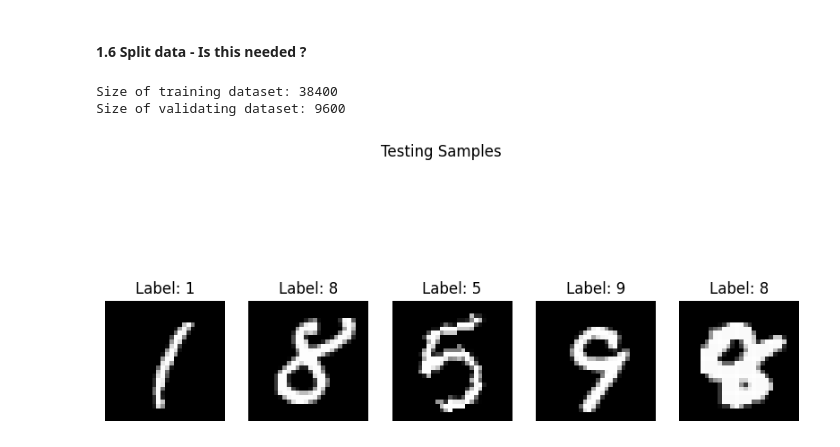
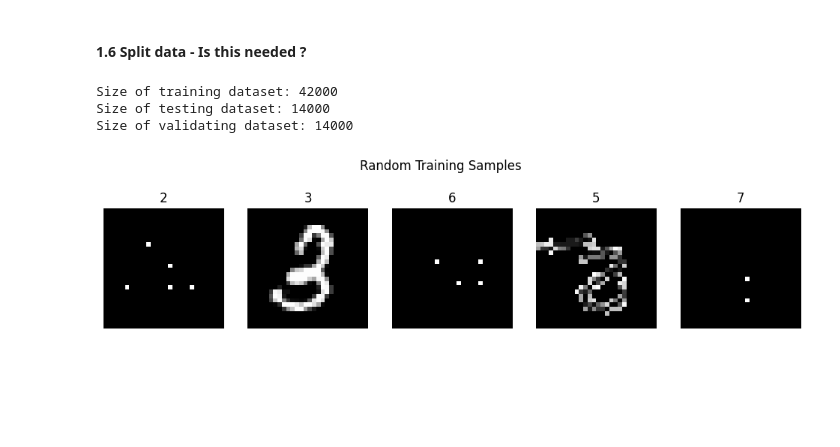
Before and after one commit to Team-Synapse-UoM/Custom-CNN-ImageClassification, a Jupyter notebook: data.ipynb, the cells around one changed output. Drawn from its saved outputs; the diff is of its cells as text; code cells hidden in the pictures; blank space fills up the shorter version.

```diff
--- a/data.ipynb
+++ b/data.ipynb
@@ -529,25 +515,34 @@ show_sharpened_sample(train_dataset, sample_index)
 # %% [markdown]
 #### 1.6 Split data - Is this needed ?
-# %%
-# Define the split ratio
-val_split = 0.2  # 20% for validation
-train_len = int((1 - val_split) * len(train_dataset))  # 80% for training
-val_len = len(train_dataset) - train_len  # Remaining 20% for validation
-
-# Split the dataset into train and validation sets
-train_dataset, val_dataset = random_split(train_dataset, [train_len, val_len])
-# Print size
-print("Size of training dataset:", len(train_dataset))
-print("Size of validating dataset:", len(val_dataset))
-# %% [output]
-Size of training dataset: 38400
-Size of validating dataset: 9600
-# %%
-# Plot testing samples
-test_images = torch.stack([test_dataset[i][0] for i in range(5)])
-test_labels = torch.tensor([test_dataset[i][1] for i in range(5)])
-plot_samples(test_images.numpy(), test_labels.numpy(), class_names, num_samples=5)
-plt.suptitle('Testing Samples')
-plt.show()
-# %% [output]
-[figure, removed]
+# %%
+print("Size of training dataset:", len(train_dataset))
+print("Size of testing dataset:", len(test_dataset))
+print("Size of validating dataset:", len(val_dataset))
+# %% [output]
+Size of training dataset: 42000
+Size of testing dataset: 14000
+Size of validating dataset: 14000
+# %%
+# Function to randomly plot samples from the test dataset
+def plot_random_samples(dataset, class_names, num_samples=5):
+    # Randomly select indices
+    random_indices = random.sample(range(len(dataset)), num_samples)
+    images = torch.stack([dataset[i][0] for i in random_indices])
+    labels = [dataset[i][1] for i in random_indices]
+
+    # Plotting
+    fig, axes = plt.subplots(1, num_samples, figsize=(12, 3))
+    for i, (image, label) in enumerate(zip(images, labels)):
+        axes[i].imshow(image.squeeze(0), cmap="gray")
+        axes[i].set_title(class_names[label])
+        axes[i].axis('off')
+    plt.suptitle('Random Training Samples')
+    plt.show()
+
+# Define class names for MNIST (for example)
+class_names = [str(i) for i in range(10)]
+
+# Plot random testing samples
+plot_random_samples(train_dataset, class_names, num_samples=5)
+# %% [output]
+[figure, added]
```
Also changed, not shown: parts of 12 cells of this notebook.
